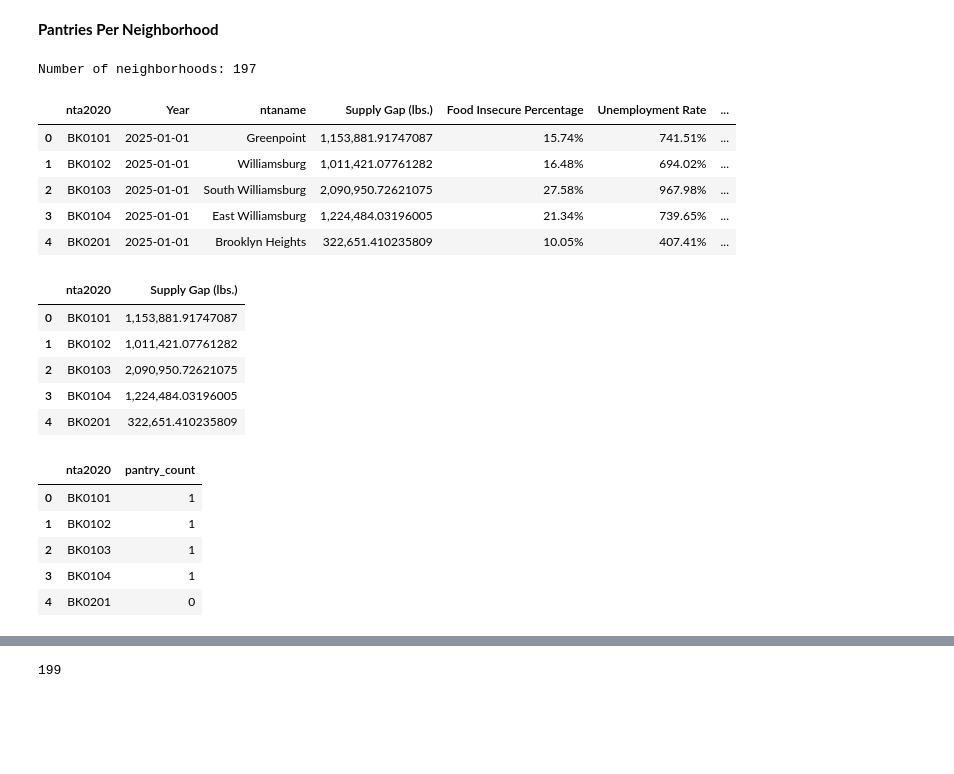
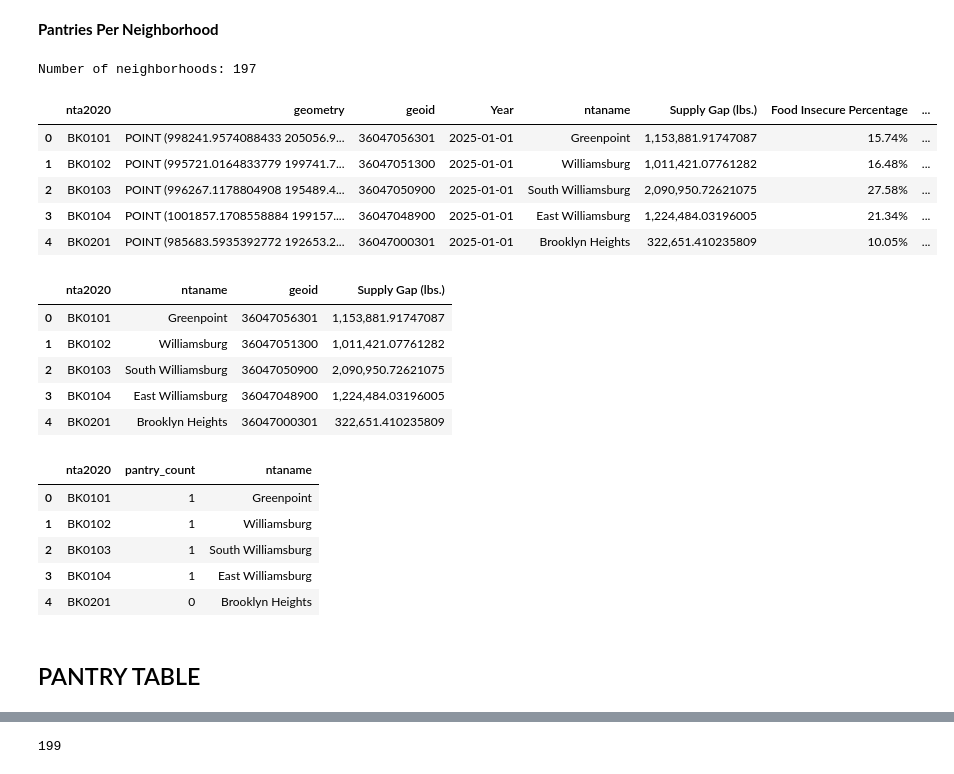
Before and after one commit to skrigel/nyc_food_supply_gap_analysis, a Jupyter notebook: preprocessing.ipynb, the cells around one changed output, grey strips where cells are left out. Drawn from its saved outputs; the diff is of its cells as text; code cells hidden in the pictures; blank space fills up the shorter version.

Commit message:
adding separation by table

```diff
--- a/preprocessing.ipynb
+++ b/preprocessing.ipynb
@@ -11,10 +11,10 @@ Assumptions:
 2. Approx Capacity = "Big M"<<Total_Supply to start
 3.
 # %%
-CENSUS_TRACTS_GEOJSON = "raw/census_tracts.geojson"   # e.g., 2020 Census tracts GeoJSON/GeoPackage/SHAPE
+TRACT_PATH = "data/model/tract_table.csv"
 METRICS    = "data/tabular/nta_with_metrics.csv"                    # e.g., "data/supply_gap_by_neighborhood.csv" or None
-CENTROIDS_PATH = "data/geo/nta_centroids.csv"
-PANTRIES_PATH = "data/tabular/pantries.csv"
+NTA_PATH = "data/model/nta_table.csv"
+PANTRIES_PATH = "data/model/pantries_table.csv"
 # %%
 # If PANTRIES_PATH is CSV, specify columns:
 PANTRY_LAT_COL = "lat"
@@ -46,38 +47,40 @@ Number of food pantries: 515
 # %% [markdown]
 **Pantries Per Neighborhood**
 # %%
-metrics_by_nta = pd.read_csv(METRICS)
+metrics_by_nta = pd.read_csv(NTA_PATH)
 NUM_NEIGHBORHOODS = metrics_by_nta.shape[0]
 print(f"Number of neighborhoods: {NUM_NEIGHBORHOODS}")
 
 metrics_by_nta.head()
 # %% [output]
 Number of neighborhoods: 197
-|  | nta2020 | Year | ntaname | Supply Gap (lbs.) | Food Insecure Percentage | Unemployment Rate | ... |
-| 0 | BK0101 | 2025-01-01 | Greenpoint | 1,153,881.91747087 | 15.74% | 741.51% | ... |
-| 1 | BK0102 | 2025-01-01 | Williamsburg | 1,011,421.07761282 | 16.48% | 694.02% | ... |
-| 2 | BK0103 | 2025-01-01 | South Williamsburg | 2,090,950.72621075 | 27.58% | 967.98% | ... |
-| 3 | BK0104 | 2025-01-01 | East Williamsburg | 1,224,484.03196005 | 21.34% | 739.65% | ... |
-| 4 | BK0201 | 2025-01-01 | Brooklyn Heights | 322,651.410235809 | 10.05% | 407.41% | ... |
+|  | nta2020 | geometry | geoid | Year | ntaname | Supply Gap (lbs.) | Food Insecure Percentage | ... |
+| 0 | BK0101 | POINT (998241.9574088433 205056.9... | 36047056301 | 2025-01-01 | Greenpoint | 1,153,881.91747087 | 15.74% | ... |
+| 1 | BK0102 | POINT (995721.0164833779 199741.7... | 36047051300 | 2025-01-01 | Williamsburg | 1,011,421.07761282 | 16.48% | ... |
+| 2 | BK0103 | POINT (996267.1178804908 195489.4... | 36047050900 | 2025-01-01 | South Williamsburg | 2,090,950.72621075 | 27.58% | ... |
+| 3 | BK0104 | POINT (1001857.1708558884 199157.... | 36047048900 | 2025-01-01 | East Williamsburg | 1,224,484.03196005 | 21.34% | ... |
+| 4 | BK0201 | POINT (985683.5935392772 192653.2... | 36047000301 | 2025-01-01 | Brooklyn Heights | 322,651.410235809 | 10.05% | ... |
 # %%
 # B: Supply gap by neighborhood
-gap_per_nta= metrics_by_nta[['nta2020','Supply Gap (lbs.)']]
+gap_per_nta= metrics_by_nta[['nta2020','ntaname','geoid','Supply Gap (lbs.)']]
 gap_per_nta.head()
 # %% [output]
-|  | nta2020 | Supply Gap (lbs.) |
-| 0 | BK0101 | 1,153,881.91747087 |
-| 1 | BK0102 | 1,011,421.07761282 |
-| 2 | BK0103 | 2,090,950.72621075 |
-| 3 | BK0104 | 1,224,484.03196005 |
-| 4 | BK0201 | 322,651.410235809 |
+|  | nta2020 | ntaname | geoid | Supply Gap (lbs.) |
+| 0 | BK0101 | Greenpoint | 36047056301 | 1,153,881.91747087 |
+| 1 | BK0102 | Williamsburg | 36047051300 | 1,011,421.07761282 |
+| 2 | BK0103 | South Williamsburg | 36047050900 | 2,090,950.72621075 |
+| 3 | BK0104 | East Williamsburg | 36047048900 | 1,224,484.03196005 |
+| 4 | BK0201 | Brooklyn Heights | 36047000301 | 322,651.410235809 |
 # %%
 # C: Pantries per NTA:
-pantries_per_nta = metrics_by_nta[['nta2020','pantry_count']]
+pantries_per_nta = metrics_by_nta[['nta2020','pantry_count', 'ntaname']]
 pantries_per_nta.head()
 # %% [output]
-|  | nta2020 | pantry_count |
-| 0 | BK0101 | 1 |
-| 1 | BK0102 | 1 |
-| 2 | BK0103 | 1 |
-| 3 | BK0104 | 1 |
-| 4 | BK0201 | 0 |
+|  | nta2020 | pantry_count | ntaname |
+| 0 | BK0101 | 1 | Greenpoint |
+| 1 | BK0102 | 1 | Williamsburg |
+| 2 | BK0103 | 1 | South Williamsburg |
+| 3 | BK0104 | 1 | East Williamsburg |
+| 4 | BK0201 | 0 | Brooklyn Heights |
+# %% [markdown]
+## PANTRY TABLE
```
Also changed, not shown: parts of 11 cells of this notebook.
